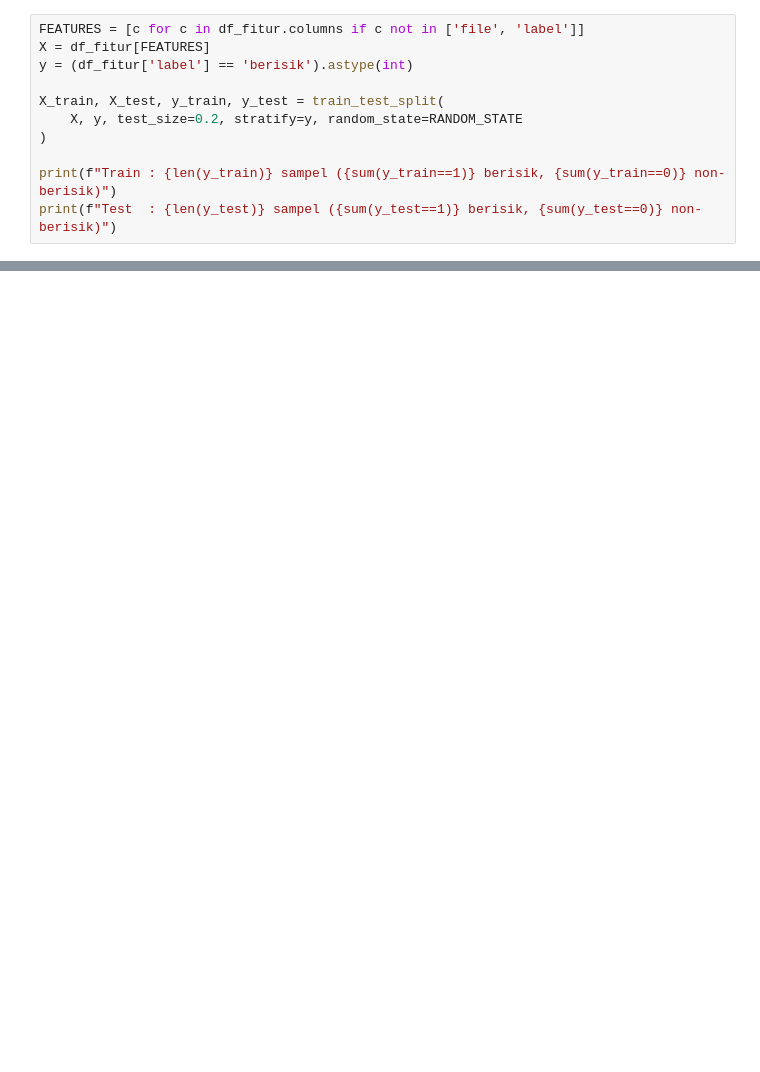
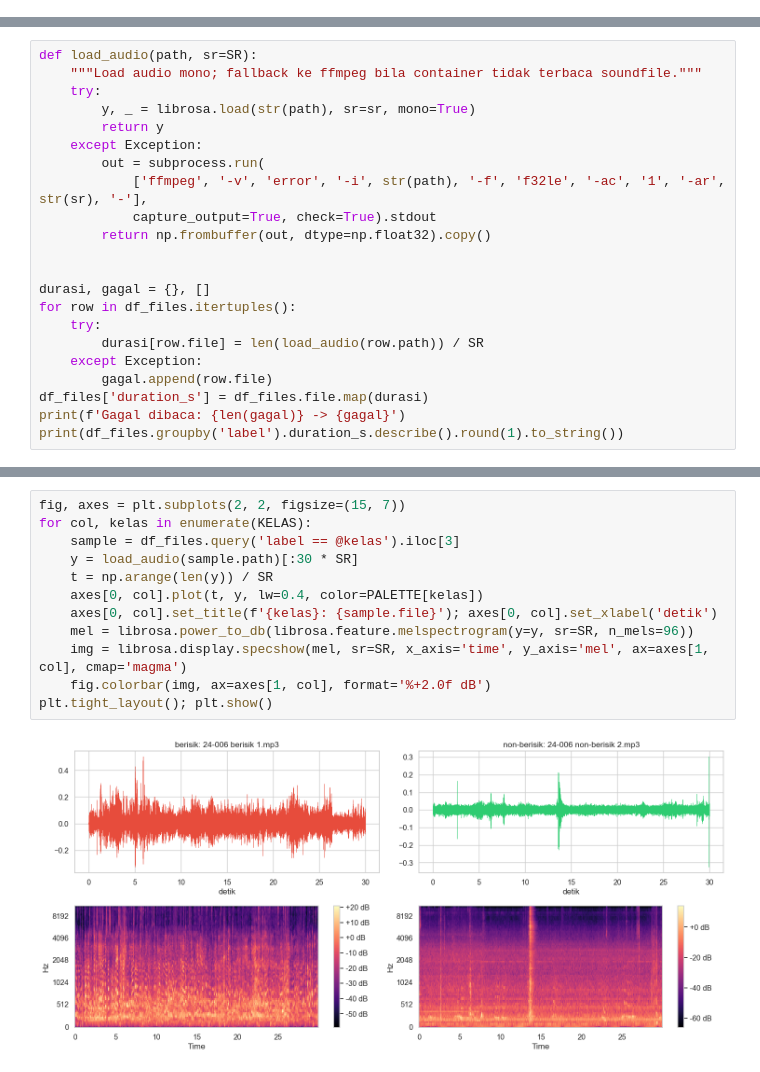
Before and after one commit to zeovarince/Audio-clasification, a Jupyter notebook: model4.0/klasifikasi-audioV4.ipynb, the cells around one changed output, grey strips where cells are left out. Saved outputs shown, nothing was run; the diff lists cells and outputs as text; blank space fills up the shorter version.

```diff
--- a/model4.0/klasifikasi-audioV4.ipynb
+++ b/model4.0/klasifikasi-audioV4.ipynb
@@ -123,11 +0,0 @@ Menggunakan seed yang sama (`random_state=42`) agar hasil perbandingan adil dan
-# %%
-FEATURES = [c for c in df_fitur.columns if c not in ['file', 'label']]
-X = df_fitur[FEATURES]
-y = (df_fitur['label'] == 'berisik').astype(int)
-
-X_train, X_test, y_train, y_test = train_test_split(
-    X, y, test_size=0.2, stratify=y, random_state=RANDOM_STATE
-)
-
-print(f"Train : {len(y_train)} sampel ({sum(y_train==1)} berisik, {sum(y_train==0)} non-berisik)")
-print(f"Test  : {len(y_test)} sampel ({sum(y_test==1)} berisik, {sum(y_test==0)} non-berisik)")
@@ -319,0 +201,22 @@ Hasil Prediksi       : berisik (BENAR)
+# %%
+def load_audio(path, sr=SR):
+    """Load audio mono; fallback ke ffmpeg bila container tidak terbaca soundfile."""
+    try:
+        y, _ = librosa.load(str(path), sr=sr, mono=True)
+        return y
+    except Exception:
+        out = subprocess.run(
+            ['ffmpeg', '-v', 'error', '-i', str(path), '-f', 'f32le', '-ac', '1', '-ar', str(sr), '-'],
+            capture_output=True, check=True).stdout
+        return np.frombuffer(out, dtype=np.float32).copy()
+
+
+durasi, gagal = {}, []
+for row in df_files.itertuples():
+    try:
+        durasi[row.file] = len(load_audio(row.path)) / SR
+    except Exception:
+        gagal.append(row.file)
+df_files['duration_s'] = df_files.file.map(durasi)
+print(f'Gagal dibaca: {len(gagal)} -> {gagal}')
+print(df_files.groupby('label').duration_s.describe().round(1).to_string())
@@ -319,0 +248,14 @@ Hasil Prediksi       : berisik (BENAR)
+# %%
+fig, axes = plt.subplots(2, 2, figsize=(15, 7))
+for col, kelas in enumerate(KELAS):
+    sample = df_files.query('label == @kelas').iloc[3]
+    y = load_audio(sample.path)[:30 * SR]
+    t = np.arange(len(y)) / SR
+    axes[0, col].plot(t, y, lw=0.4, color=PALETTE[kelas])
+    axes[0, col].set_title(f'{kelas}: {sample.file}'); axes[0, col].set_xlabel('detik')
+    mel = librosa.power_to_db(librosa.feature.melspectrogram(y=y, sr=SR, n_mels=96))
+    img = librosa.display.specshow(mel, sr=SR, x_axis='time', y_axis='mel', ax=axes[1, col], cmap='magma')
+    fig.colorbar(img, ax=axes[1, col], format='%+2.0f dB')
+plt.tight_layout(); plt.show()
+# %% [output]
+[figure, added]
```
Also changed, not shown: parts of 96 cells of this notebook, 40 other files.
